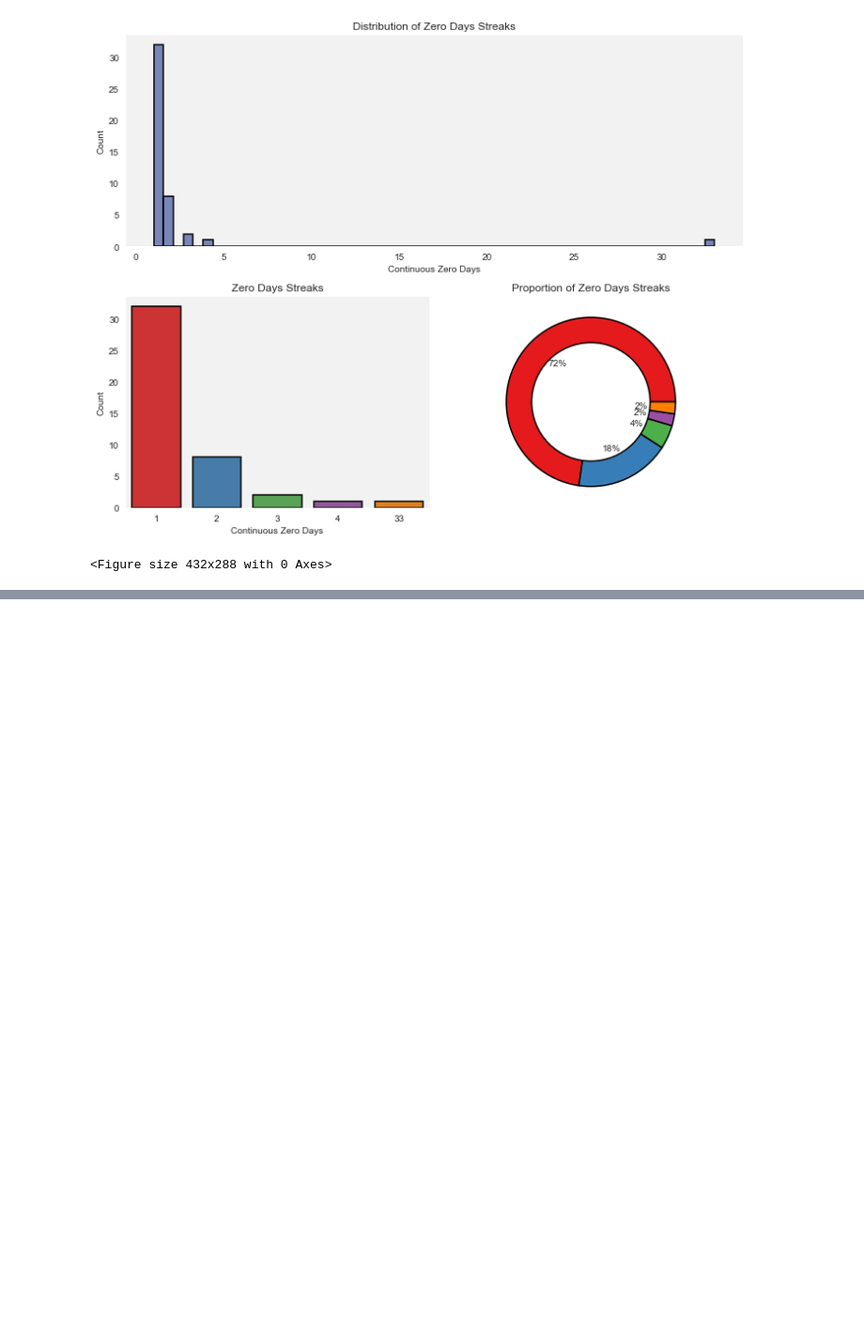
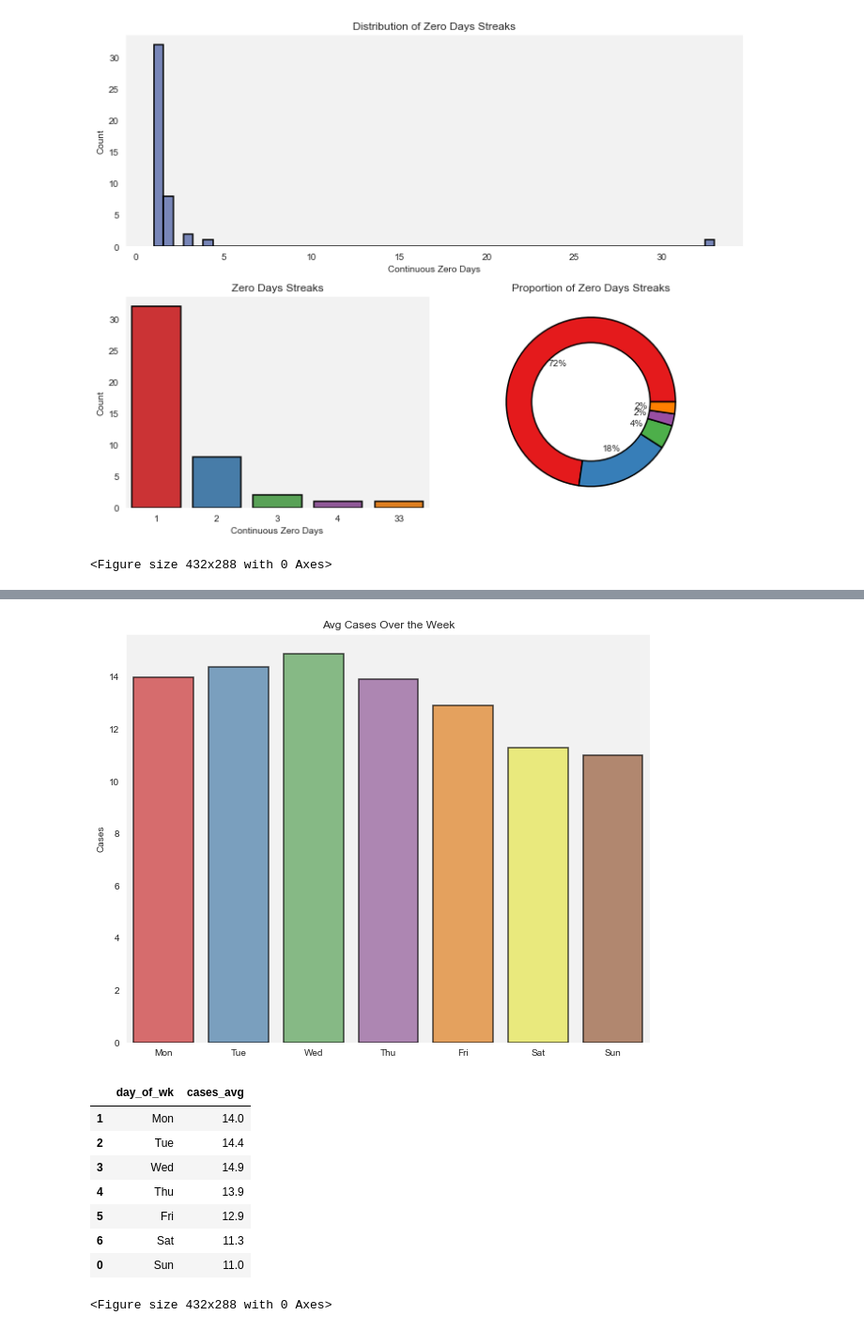
Before and after one commit to henrylin03/covid-nsw, a Jupyter notebook: covid-nsw.ipynb, the cells around one changed output, grey strips where cells are left out. Shown: that part at 94% size. Drawn from its saved outputs; the diff is of its cells as text; code cells hidden in the pictures; blank space fills up the shorter version.

```diff
--- a/covid-nsw.ipynb
+++ b/covid-nsw.ipynb
@@ -300,11 +230,0 @@ zd_days_of_wk
-# %%
-sns.set_palette("Dark2")
-
-fig, ax = plt.subplots(figsize=(10, 8))
-
-sns.barplot(data=zd_days_of_wk, x="day_of_wk", y="zero_days_count",
-            edgecolor="black", linewidth=1.5, ax=ax)\
-    .set(xlabel=None, ylabel="Count", title="Zero Days Over the Week")
-
-plt.show()
-plt.clf()
@@ -445,0 +359,55 @@ plt.clf()
+# %%
+days_of_wk = pd.read_sql_query(
+    """
+    SELECT
+        SUBSTR(
+            'SunMonTueWedThuFriSat',
+            1 + 3 * STRFTIME('%w', notification_date), 3
+        ) AS 'day_of_wk',
+        ROUND(
+            AVG(confirmed_cases_count), 1
+        ) AS 'cases_avg'
+    FROM covid
+    GROUP BY 1
+    ORDER BY STRFTIME('%w', notification_date)
+""",
+    engine,
+)
+
+# Ordering by STRFTIME('%w') would start the week on Sunday instead of Monday
+days_of_wk['day_of_wk'] =\
+    pd.Categorical(days_of_wk.day_of_wk,
+                   ['Mon', 'Tue', 'Wed', 'Thu', 'Fri', 'Sat', 'Sun'],
+                   ordered=True)
+days_of_wk.sort_values('day_of_wk', inplace=True)
+
+# Plotting
+sns.set_palette("Set1", 7)
+
+fig, ax = plt.subplots(figsize=(10, 8))
+
+sns.barplot(
+    data=days_of_wk,
+    x="day_of_wk",
+    y="cases_avg",
+    edgecolor="black",
+    linewidth=1.5,
+    ax=ax,
+    alpha=0.7
+).set(xlabel=None, ylabel="Cases", title="Avg Cases Over the Week")
+
+plt.show()
+plt.clf()
+
+display(days_of_wk)
+# %% [output]
+[figure, added]
+|  | day_of_wk | cases_avg |
+| 1 | Mon | 14.0 |
+| 2 | Tue | 14.4 |
+| 3 | Wed | 14.9 |
+| 4 | Thu | 13.9 |
+| 5 | Fri | 12.9 |
+| 6 | Sat | 11.3 |
+| 0 | Sun | 11.0 |
+<Figure size 432x288 with 0 Axes>
```
Also changed, not shown: parts of 14 cells of this notebook.
